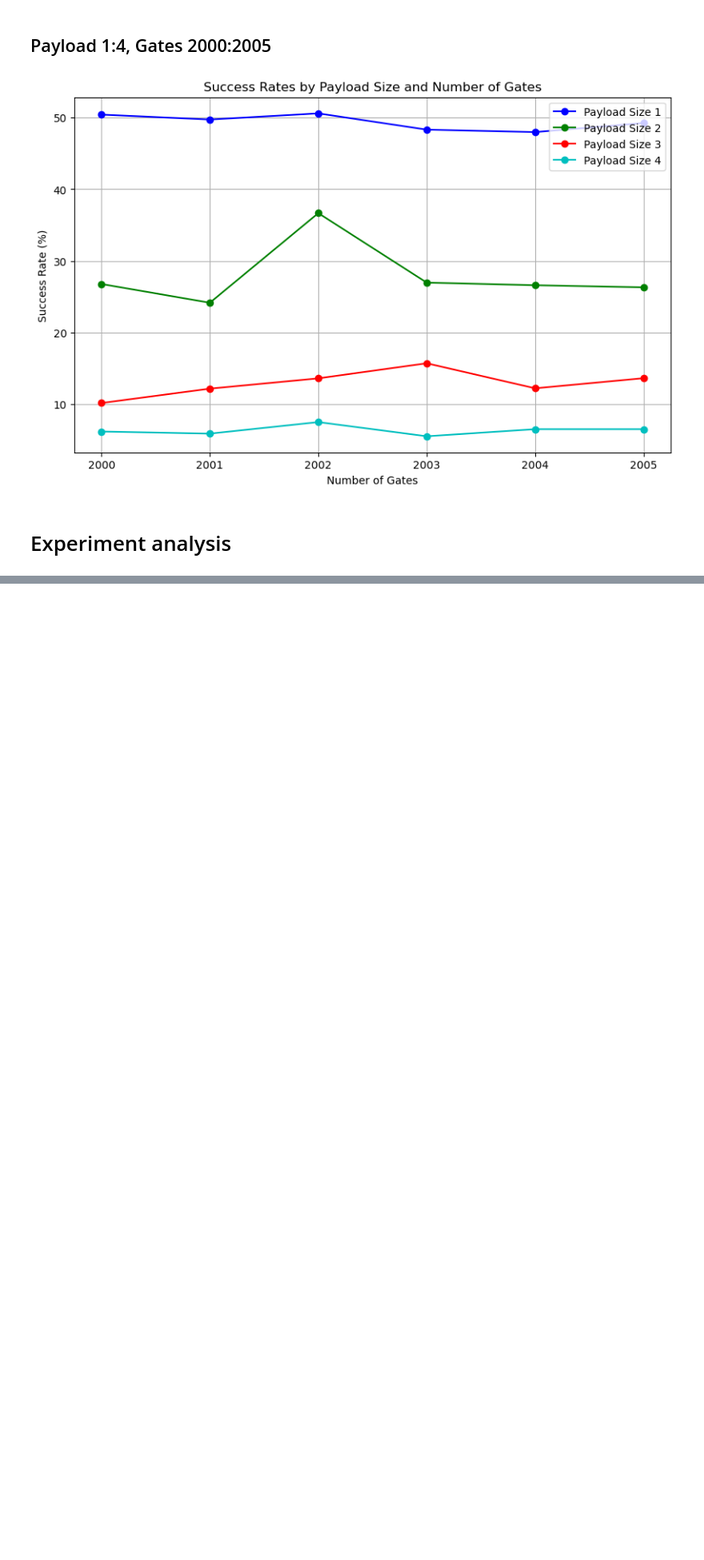
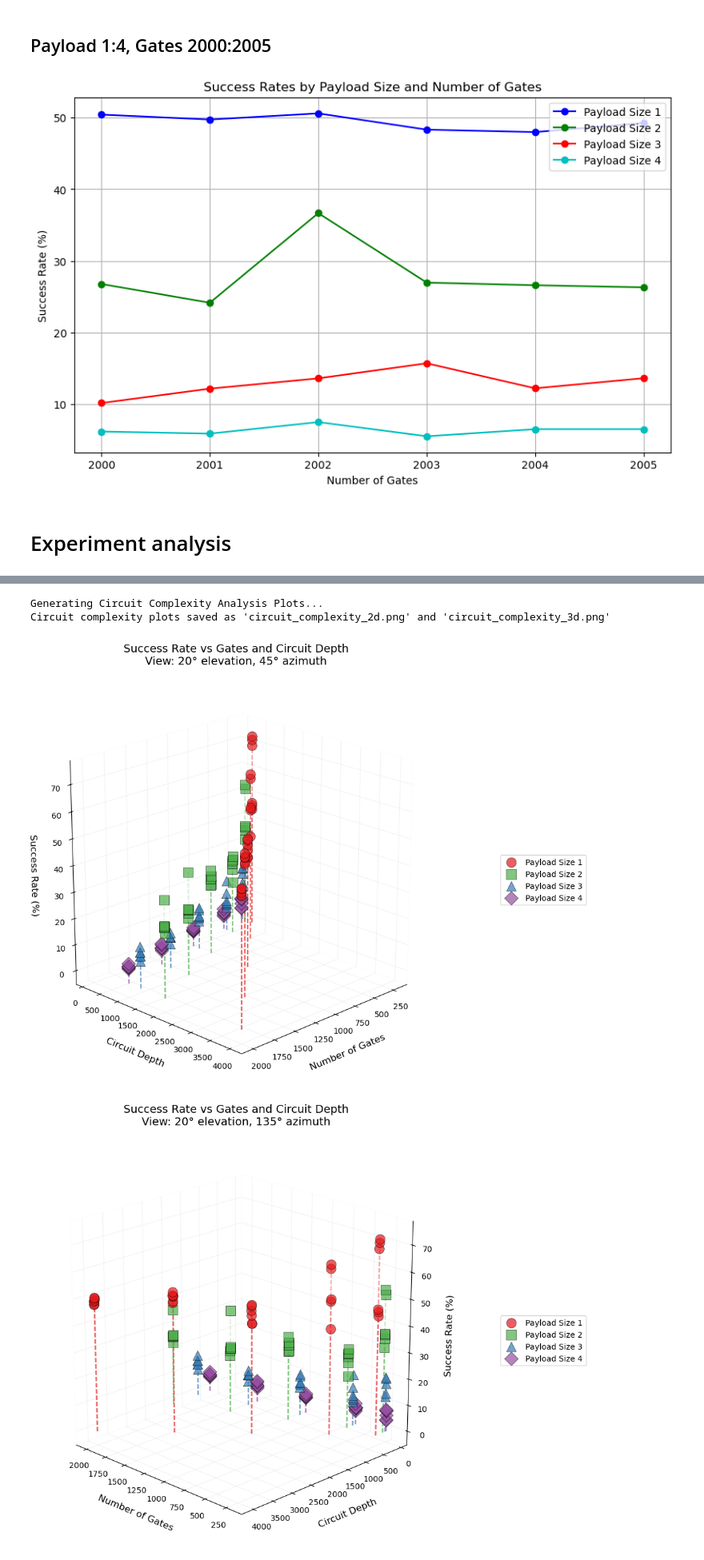
Before and after one commit to xthecapx/qc_experiment, a Jupyter notebook: experiment/Report.ipynb, the cells around one changed output, grey strips where cells are left out. Shown at 80% size. Cells and saved outputs as stored; diff of their text form; code cells hidden in the pictures; blank space fills up the shorter version.

Commit message:
color corrections and create new graphics

```diff
--- a/experiment/Report.ipynb
+++ b/experiment/Report.ipynb
@@ -133,0 +136,12 @@ from experiment_analysis import plot_success_rates
+# %%
+from experiment_analysis import plot_circuit_complexity, create_experiment_dataframe
+
+df = create_experiment_dataframe()
+print("\nGenerating Circuit Complexity Analysis Plots...")
+plot_circuit_complexity(df)
+print("Circuit complexity plots saved as 'circuit_complexity_2d.png' and 'circuit_complexity_3d.png'")
+# %% [output]
+Generating Circuit Complexity Analysis Plots...
+Circuit complexity plots saved as 'circuit_complexity_2d.png' and 'circuit_complexity_3d.png'
+[figure, added]
+[figure, added]
```
Also changed, not shown: parts of 3 cells of this notebook, 10 other files.
